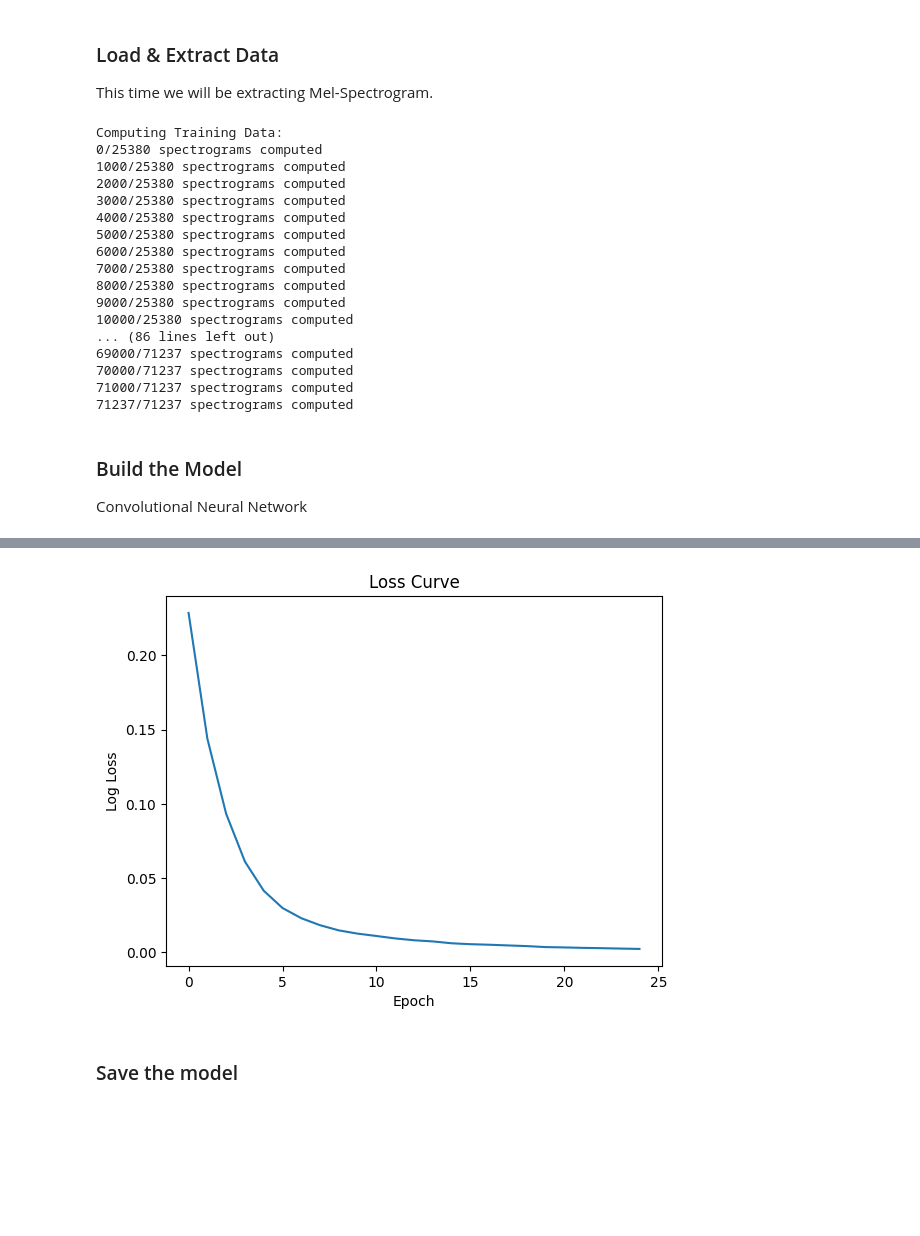
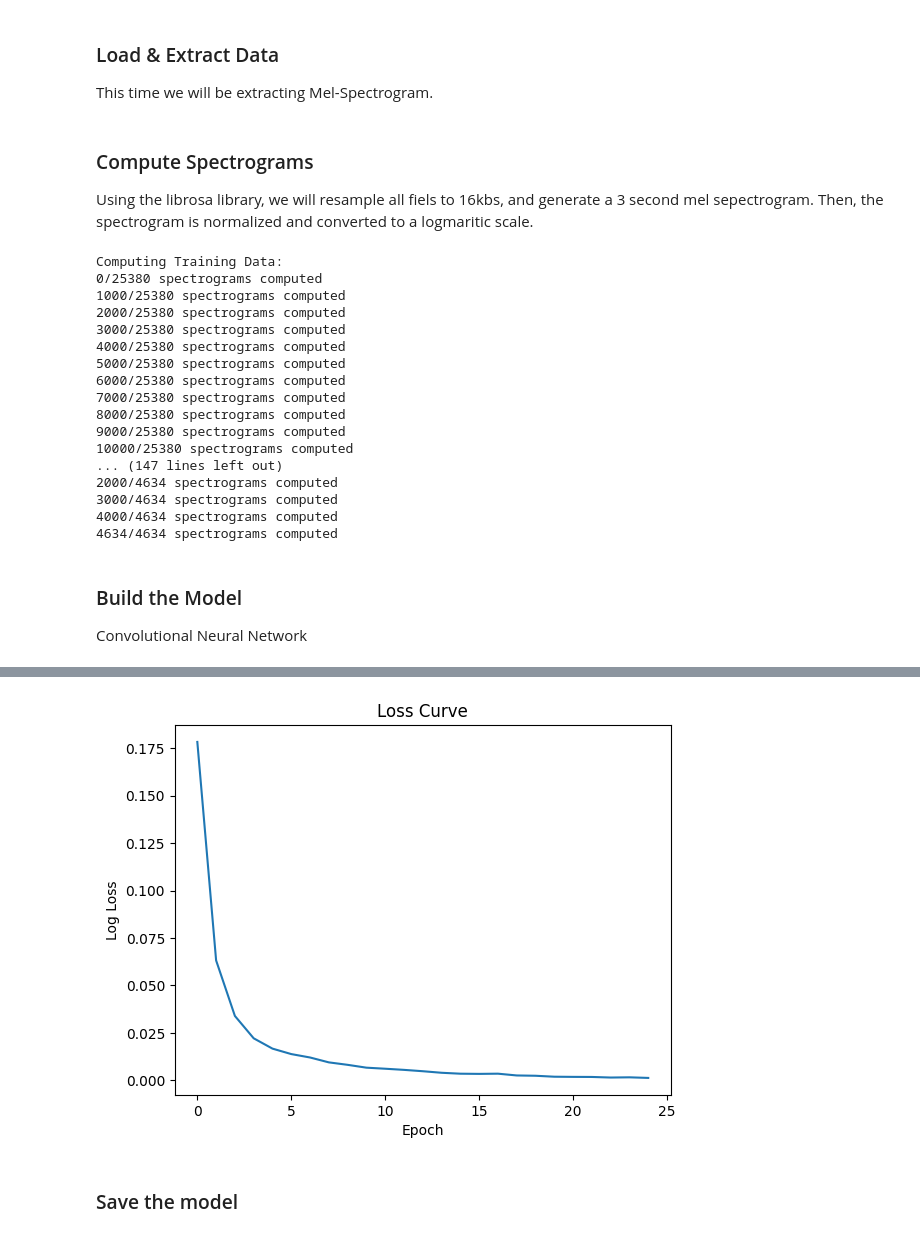
Before and after one commit to Deeeeelan/Deepfake-Audio-Detector, a Jupyter notebook: notebooks/neural_network.ipynb, the cells around one changed output, grey strips where cells are left out. Cells and saved outputs as stored; diff of their text form; code cells hidden in the pictures; blank space fills up the shorter version.

Commit message:
Update nn to use FoR dataset

```diff
--- a/notebooks/neural_network.ipynb
+++ b/notebooks/neural_network.ipynb
@@ -113,25 +121,14 @@ class log_mel_spect_dataset(Dataset):
+# %% [markdown]
+### Compute Spectrograms
+Using the librosa library, we will resample all fiels to 16kbs, and generate a 3 second mel sepectrogram.
+Then, the spectrogram is normalized and converted to a logmaritic scale.
 # %%
-training_paths = training_file_path + training_data_df['AUDIO_FILE_NAME'].to_numpy() + ".flac"
-training_labels = np.array(training_data_df['KEY'].map(lambda x: x == 'bonafide'))
-"""
-FoR_dataset_training = read_FoR_array(training_file_path2)
-training_paths = np.concatenate([training_paths, FoR_dataset_training[0]])
-training_labels = np.concatenate([training_labels, FoR_dataset_training[1]])
-"""
-
-
-test_paths = test_file_path + test_data_df['AUDIO_FILE_NAME'].to_numpy() + ".flac"
-test_labels = np.array(test_data_df['KEY'].map(lambda x: x == 'bonafide'))
-
-"""
-FoR_Dataset_testing = read_FoR_array(test_file_path2)
-test_paths = np.concatenate([test_paths, FoR_Dataset_testing[0]])
-test_labels = np.concatenate([test_labels, FoR_Dataset_testing[1]])
-"""
-
 print("Computing Training Data:")
 
-training_spectrograms = multiprocess_spectrograms(training_paths)
+# NOTE:FoR dataset is processed separately with less processes to save
+# memory with decoding mp3 files
+training_spectrograms = np.concat([multiprocess_spectrograms(ASV_training_paths, os.cpu_count()),
+                                   multiprocess_spectrograms(FoR_training_paths, 4)])
 training_dataset = log_mel_spect_dataset(training_spectrograms, training_labels)
 training_loader = DataLoader(training_dataset,
                             batch_size=batch_size,
@@ -140,7 +137,8 @@ training_loader = DataLoader(training_dataset,
                             shuffle=True)
 
 print("Computing Test Data:")
-test_spectrograms = multiprocess_spectrograms(test_paths)
+test_spectrograms = np.concat([multiprocess_spectrograms(ASV_test_paths, os.cpu_count()),
+                                   multiprocess_spectrograms(FoR_test_paths, 4)])
 test_dataset = log_mel_spect_dataset(test_spectrograms, test_labels)
 test_loader = DataLoader(test_dataset,
                             batch_size=batch_size,
@@ -159,11 +157,11 @@ Computing Training Data:
 8000/25380 spectrograms computed
 9000/25380 spectrograms computed
 10000/25380 spectrograms computed
-... (86 lines left out)
-69000/71237 spectrograms computed
-70000/71237 spectrograms computed
-71000/71237 spectrograms computed
-71237/71237 spectrograms computed
+... (147 lines left out)
+2000/4634 spectrograms computed
+3000/4634 spectrograms computed
+4000/4634 spectrograms computed
+4634/4634 spectrograms computed
 # %% [markdown]
 ### Build the Model
 Convolutional Neural Network
@@ -224,7 +222,7 @@ def train_model():
     for epoch in range(n_epoch):
         running_loss = 0.0
 
-        for i, data in enumerate(training_loader, 0):
+        for i, data in enumerate(training_loader):
             inputs, labels = data[0].to(device), data[1].to(device)
 
             optimizer.zero_grad()
@@ -267,5 +265,5 @@ Epoch: 25, loss: 1.784604061729624
 Finished Training
-[figure, old version]
+[figure, new version]
 # %% [markdown]
 ### Save the model
 # %%
```
Also changed, not shown: parts of 6 cells of this notebook, 4 other files.
